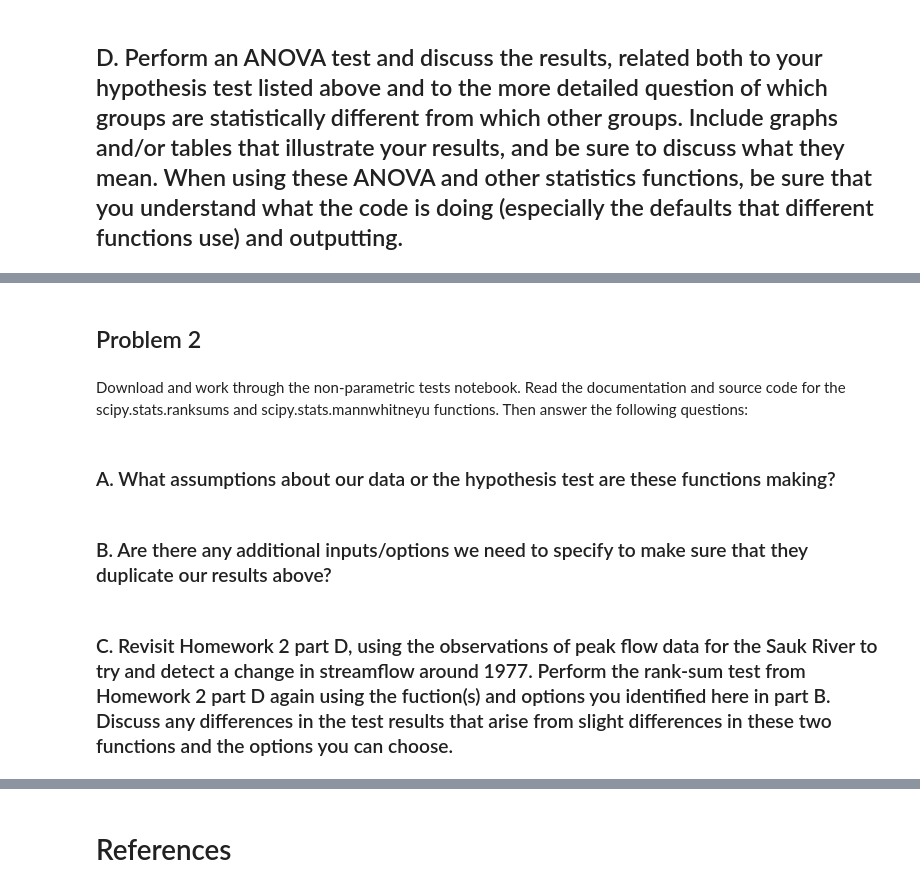
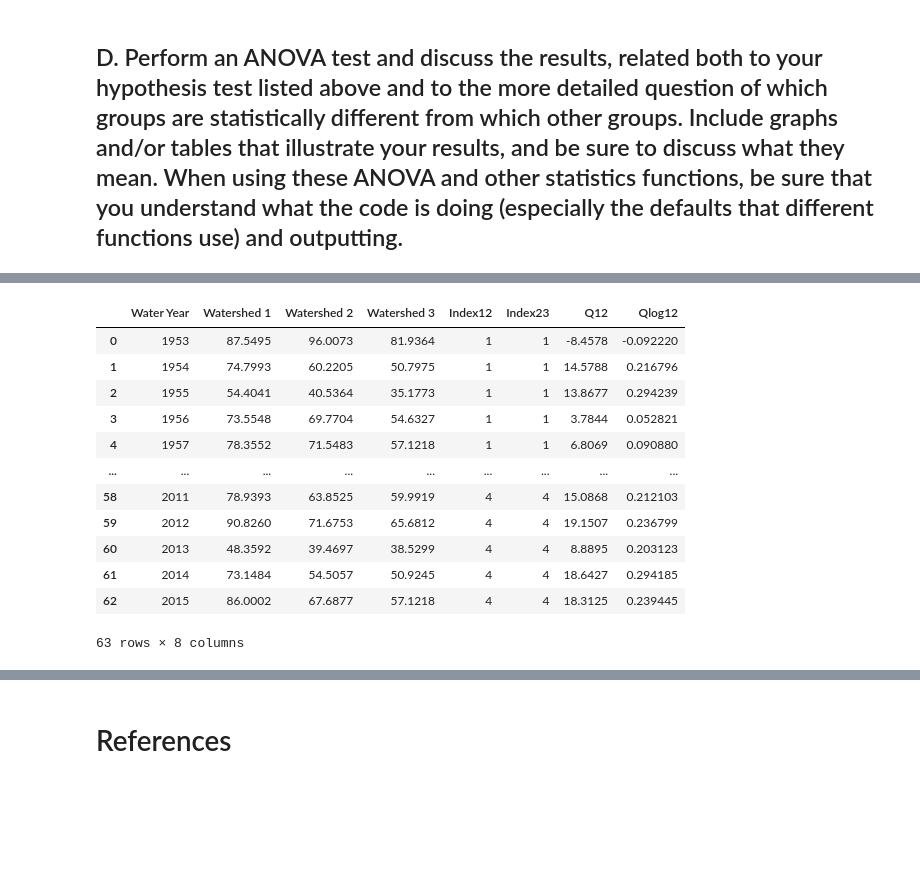
Before and after one commit to egagli/cewa565, a Jupyter notebook: homework/3/hw3.ipynb, the cells around one changed output, grey strips where cells are left out. Saved outputs shown, nothing was run; the diff lists cells and outputs as text; code cells hidden in the pictures; blank space fills up the shorter version.

```diff
--- a/homework/3/hw3.ipynb
+++ b/homework/3/hw3.ipynb
@@ -305,10 +141,17 @@ cutoff value of statistic for significance: 28.965
-# %% [markdown]
-## Problem 2
-# %% [markdown]
-Download and work through the non-parametric tests notebook. Read the documentation and source code for the scipy.stats.ranksums and scipy.stats.mannwhitneyu functions. Then answer the following questions:
-# %% [markdown]
-### A. What assumptions about our data or the hypothesis test are these functions making?
-# %% [markdown]
-### B. Are there any additional inputs/options we need to specify to make sure that they duplicate our results above?
-# %% [markdown]
-### C. Revisit Homework 2 part D, using the observations of peak flow data for the Sauk River to try and detect a change in streamflow around 1977. Perform the rank-sum test from Homework 2 part D again using the fuction(s) and options you identified here in part B. Discuss any differences in the test results that arise from slight differences in these two functions and the options you can choose.
+# %%
+# let's take a look at the data
+HJAndrews_data
+# %% [output]
+|  | Water Year | Watershed 1 | Watershed 2 | Watershed 3 | Index12 | Index23 | Q12 | Qlog12 |
+| 0 | 1953 | 87.5495 | 96.0073 | 81.9364 | 1 | 1 | -8.4578 | -0.092220 |
+| 1 | 1954 | 74.7993 | 60.2205 | 50.7975 | 1 | 1 | 14.5788 | 0.216796 |
+| 2 | 1955 | 54.4041 | 40.5364 | 35.1773 | 1 | 1 | 13.8677 | 0.294239 |
+| 3 | 1956 | 73.5548 | 69.7704 | 54.6327 | 1 | 1 | 3.7844 | 0.052821 |
+| 4 | 1957 | 78.3552 | 71.5483 | 57.1218 | 1 | 1 | 6.8069 | 0.090880 |
+| ... | ... | ... | ... | ... | ... | ... | ... | ... |
+| 58 | 2011 | 78.9393 | 63.8525 | 59.9919 | 4 | 4 | 15.0868 | 0.212103 |
+| 59 | 2012 | 90.8260 | 71.6753 | 65.6812 | 4 | 4 | 19.1507 | 0.236799 |
+| 60 | 2013 | 48.3592 | 39.4697 | 38.5299 | 4 | 4 | 8.8895 | 0.203123 |
+| 61 | 2014 | 73.1484 | 54.5057 | 50.9245 | 4 | 4 | 18.6427 | 0.294185 |
+| 62 | 2015 | 86.0002 | 67.6877 | 57.1218 | 4 | 4 | 18.3125 | 0.239445 |
+63 rows × 8 columns
```
Also changed, not shown: parts of 46 cells of this notebook, 1 other file.
